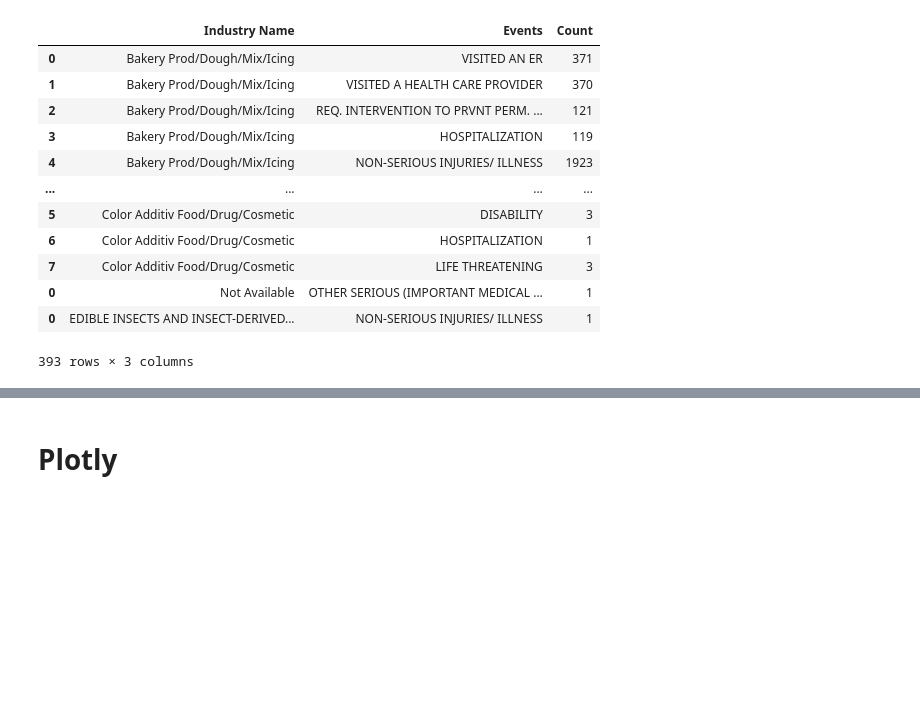
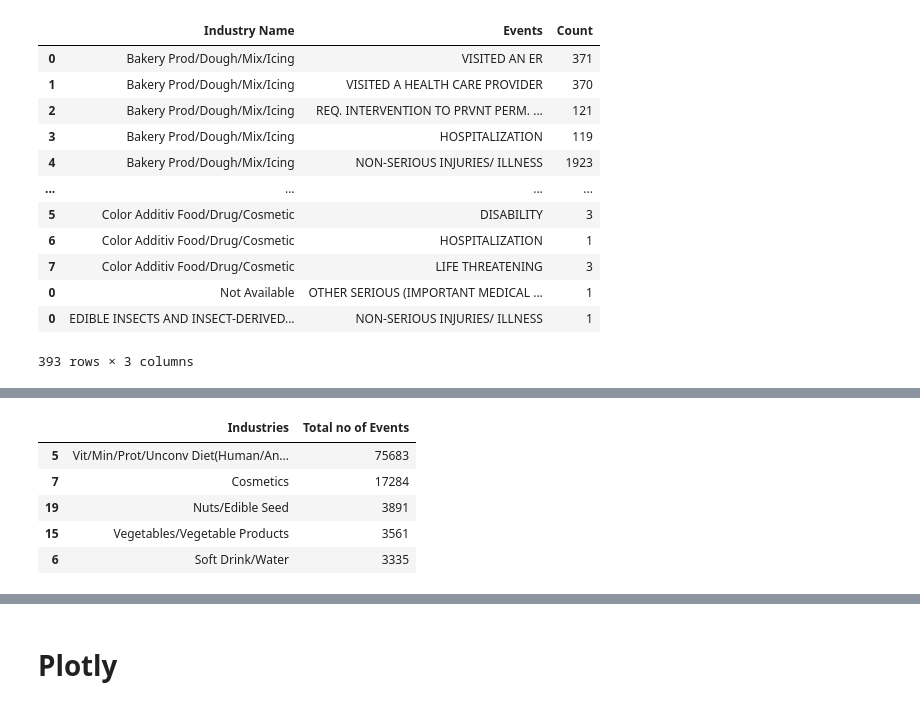
Before and after one commit to narsimrao/Novo_nordisk_comp, a Jupyter notebook: Novo_Nordisk_competition.ipynb, the cells around one changed output, grey strips where cells are left out. Saved outputs shown, nothing was run; the diff lists cells and outputs as text; code cells hidden in the pictures; blank space fills up the shorter version.

```diff
--- a/Novo_Nordisk_competition.ipynb
+++ b/Novo_Nordisk_competition.ipynb
@@ -292,6 +320,15 @@ for indus in q3_final_df['Industry Name'].unique():
                   ignore_index=True)
 # %%
 sum_df.sort_values('Total no of Events',ascending=False,inplace=True)
+# %%
+sum_df.head()
+# %% [output]
+|  | Industries | Total no of Events |
+| 5 | Vit/Min/Prot/Unconv Diet(Human/An... | 75683 |
+| 7 | Cosmetics | 17284 |
+| 19 | Nuts/Edible Seed | 3891 |
+| 15 | Vegetables/Vegetable Products | 3561 |
+| 6 | Soft Drink/Water | 3335 |
 # %%
 fig = make_subplots(rows=1, cols=2)
 
```
Also changed, not shown: parts of 7 cells of this notebook.
